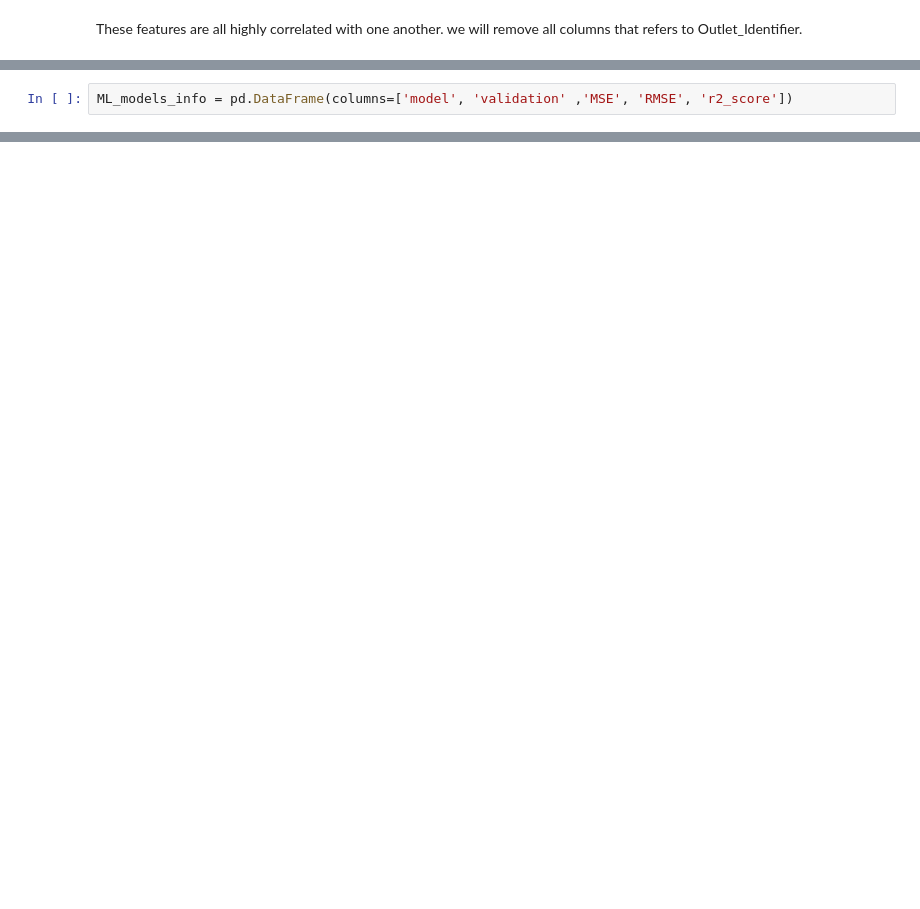
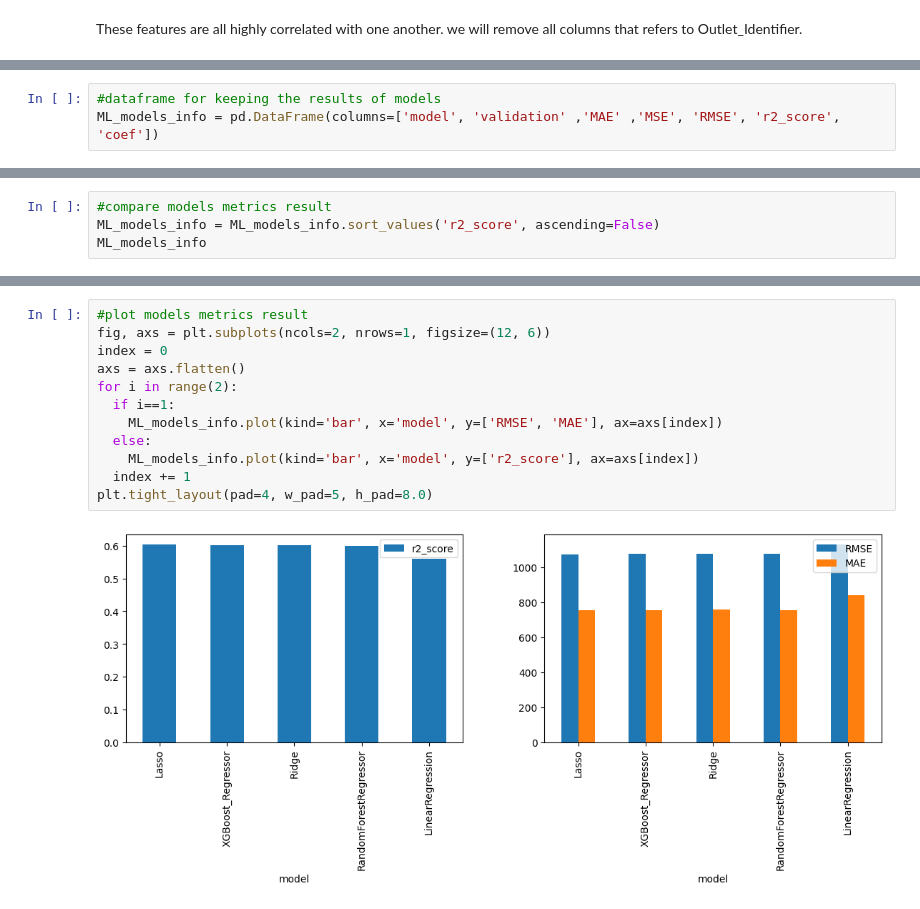
Before and after one commit to Samiraa-Alipour/Sales_Prediction, a Jupyter notebook: Sales_Prediction.ipynb, the cells around one changed output, grey strips where cells are left out. Drawn from its saved outputs; the diff is of its cells as text; blank space fills up the shorter version.

```diff
--- a/Sales_Prediction.ipynb
+++ b/Sales_Prediction.ipynb
@@ -454,5 +531,6 @@ cross_val = ['GroupKFold',7]
 # %%
-ML_models_info = pd.DataFrame(columns=['model', 'validation' ,'MSE', 'RMSE', 'r2_score'])
+#dataframe for keeping the results of models
+ML_models_info = pd.DataFrame(columns=['model', 'validation' ,'MAE' ,'MSE', 'RMSE', 'r2_score', 'coef'])
 # %%
 
 def training_evaluation(model_name, model, cross_val, X, y):
@@ -588,0 +758,4 @@ training_evaluation('XGBoost Regressor', XGB_reg_model, cross_val, X, y)
+# %%
+#compare models metrics result
+ML_models_info = ML_models_info.sort_values('r2_score', ascending=False)
+ML_models_info
@@ -588,0 +769,14 @@ training_evaluation('XGBoost Regressor', XGB_reg_model, cross_val, X, y)
+# %%
+#plot models metrics result
+fig, axs = plt.subplots(ncols=2, nrows=1, figsize=(12, 6))
+index = 0
+axs = axs.flatten()
+for i in range(2):
+  if i==1:
+    ML_models_info.plot(kind='bar', x='model', y=['RMSE', 'MAE'], ax=axs[index])
+  else:
+    ML_models_info.plot(kind='bar', x='model', y=['r2_score'], ax=axs[index])
+  index += 1
+plt.tight_layout(pad=4, w_pad=5, h_pad=8.0)
+# %% [output]
+[figure, added]
```
Also changed, not shown: parts of 48 cells of this notebook.
